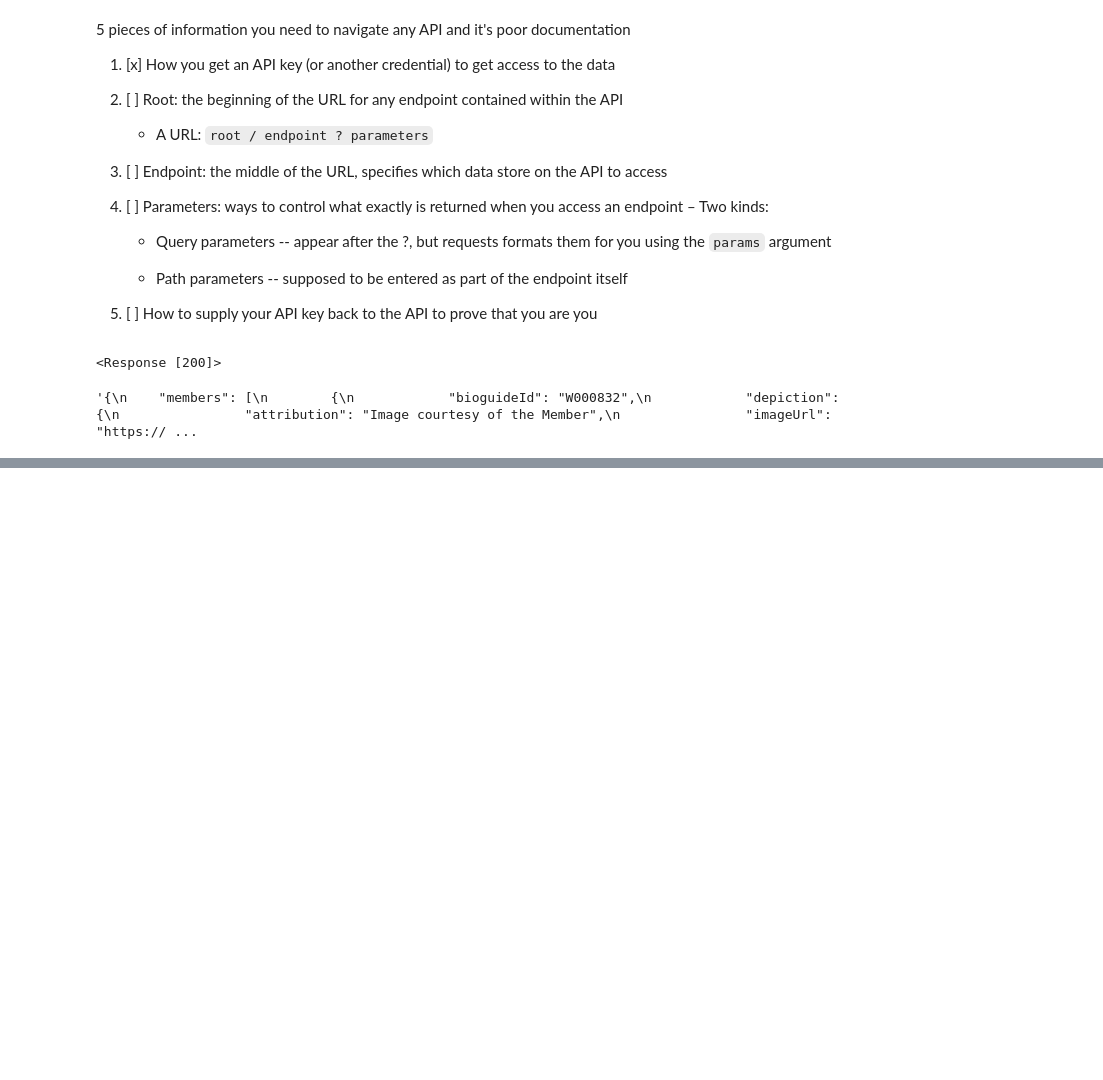
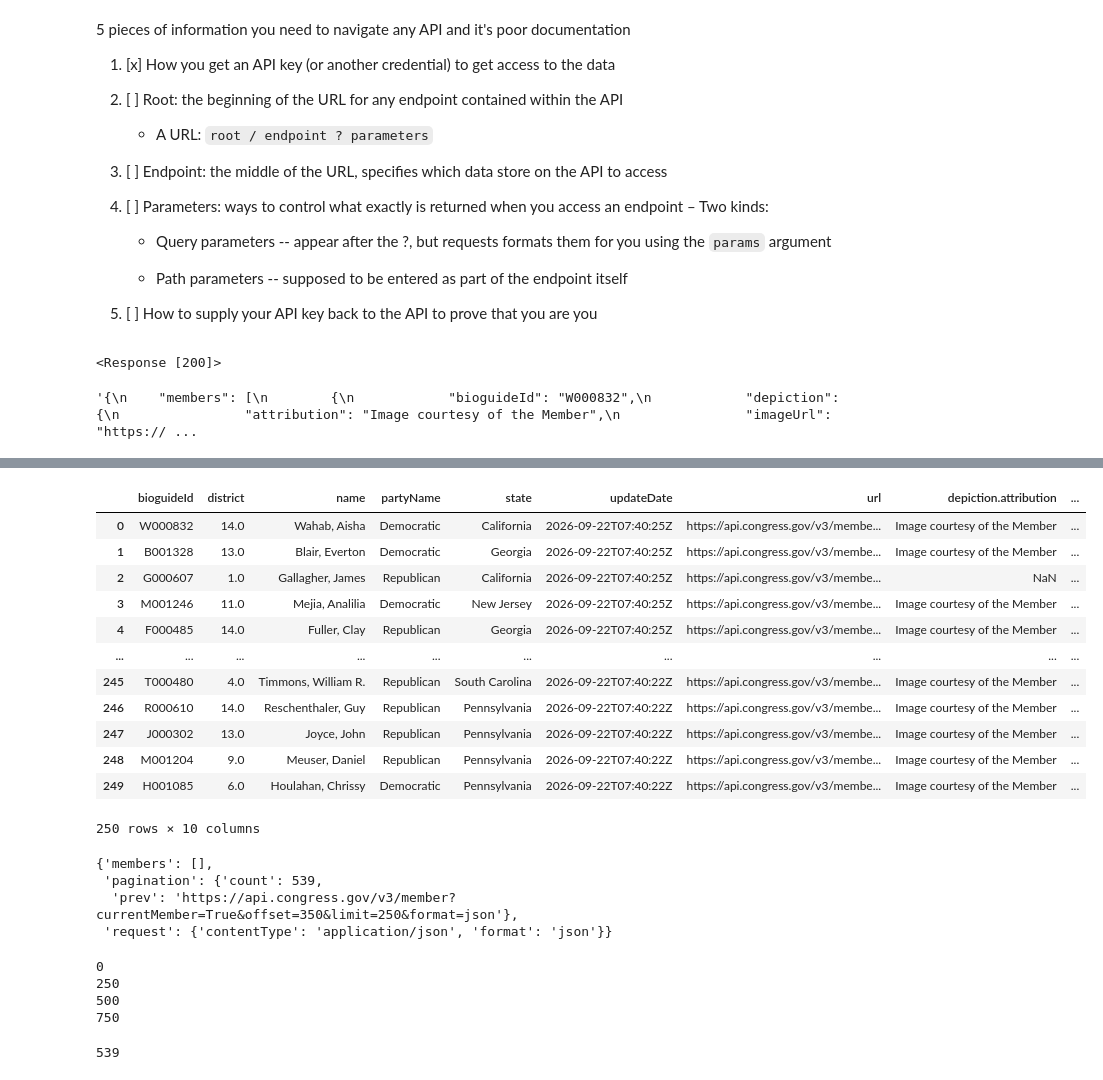
Before and after one commit to solsen17/contrans2026, a Jupyter notebook: notebooks/demo_09_17_2026.ipynb, the cells around one changed output, grey strips where cells are left out. Cells and saved outputs as stored; diff of their text form; code cells hidden in the pictures; blank space fills up the shorter version.

Commit message:
Worked on API pagination, JSONs, user-agents

```diff
--- a/notebooks/demo_09_17_2026.ipynb
+++ b/notebooks/demo_09_17_2026.ipynb
@@ -71,0 +89,10 @@ r.json()
+# %%
+botname = 'ds6600'
+version = '0.0'
+purpose = 'Class demonstration'
+email = 'wft5tv@virginia.edu'
+
+useragent = f'{botname}/{version} ({purpose}; {email}) python-requests/{requests.__version__}'
+
+headers = {'User-Agent': useragent}
+headers
@@ -71,0 +101,9 @@ r.json()
+# %%
+root = 'https://api.congress.gov/v3'
+endpoint = '/member'
+params = {'format': 'json',
+          'currentMember': True,
+          'api_key': congresskey}
+
+r = requests.get(root + endpoint, params=params, headers=headers)
+r
@@ -71,0 +174,60 @@ r.json()
+# %%
+# Updated the params with the limit
+params['limit'] = '250'
+# %%
+r = requests.get(root + endpoint, params=params, headers=headers)
+myjson = r.json()
+congress_df = pd.json_normalize(myjson, record_path=['members'])
+
+## how to get all rows that you want to see
+pd.set_option('display.max_rows', 10)
+
+congress_df # now we get 250 rows
+# %% [output]
+|  | bioguideId | district | name | partyName | state | updateDate | url | depiction.attribution | ... |
+| 0 | W000832 | 14.0 | Wahab, Aisha | Democratic | California | 2026-09-22T07:40:25Z | https://api.congress.gov/v3/membe... | Image courtesy of the Member | ... |
+| 1 | B001328 | 13.0 | Blair, Everton | Democratic | Georgia | 2026-09-22T07:40:25Z | https://api.congress.gov/v3/membe... | Image courtesy of the Member | ... |
+| 2 | G000607 | 1.0 | Gallagher, James | Republican | California | 2026-09-22T07:40:25Z | https://api.congress.gov/v3/membe... | NaN | ... |
+| 3 | M001246 | 11.0 | Mejia, Analilia | Democratic | New Jersey | 2026-09-22T07:40:25Z | https://api.congress.gov/v3/membe... | Image courtesy of the Member | ... |
+| 4 | F000485 | 14.0 | Fuller, Clay | Republican | Georgia | 2026-09-22T07:40:25Z | https://api.congress.gov/v3/membe... | Image courtesy of the Member | ... |
+| ... | ... | ... | ... | ... | ... | ... | ... | ... | ... |
+| 245 | T000480 | 4.0 | Timmons, William R. | Republican | South Carolina | 2026-09-22T07:40:22Z | https://api.congress.gov/v3/membe... | Image courtesy of the Member | ... |
+| 246 | R000610 | 14.0 | Reschenthaler, Guy | Republican | Pennsylvania | 2026-09-22T07:40:22Z | https://api.congress.gov/v3/membe... | Image courtesy of the Member | ... |
+| 247 | J000302 | 13.0 | Joyce, John | Republican | Pennsylvania | 2026-09-22T07:40:22Z | https://api.congress.gov/v3/membe... | Image courtesy of the Member | ... |
+| 248 | M001204 | 9.0 | Meuser, Daniel | Republican | Pennsylvania | 2026-09-22T07:40:22Z | https://api.congress.gov/v3/membe... | Image courtesy of the Member | ... |
+| 249 | H001085 | 6.0 | Houlahan, Chrissy | Democratic | Pennsylvania | 2026-09-22T07:40:22Z | https://api.congress.gov/v3/membe... | Image courtesy of the Member | ... |
+250 rows × 10 columns
+# %%
+params['offset'] = '600'
+r = requests.get(root + endpoint, params=params, headers=headers)
+myjson = r.json()
+myjson
+#congress_df = pd.json_normalize(myjson, record_path=['members'])
+#congress_df
+# %% [output]
+{'members': [],
+ 'pagination': {'count': 539,
+  'prev': 'https://api.congress.gov/v3/member?currentMember=True&offset=350&limit=250&format=json'},
+ 'request': {'contentType': 'application/json', 'format': 'json'}}
+# %%
+# pagination requires while loops
+i = 0
+still_members = True
+congress_json = []
+while still_members:
+    print(i)
+    params['offset'] = i
+    r = requests.get(root + endpoint, params=params, headers=headers)
+    myjson = r.json()
+    still_members = len(myjson['members']) > 0
+    congress_json.extend(myjson['members'])
+    i = i + 250
+# %% [output]
+0
+250
+500
+750
+# %%
+len(congress_json)
+# %% [output]
+539
```
Also changed, not shown: parts of 14 cells of this notebook.
